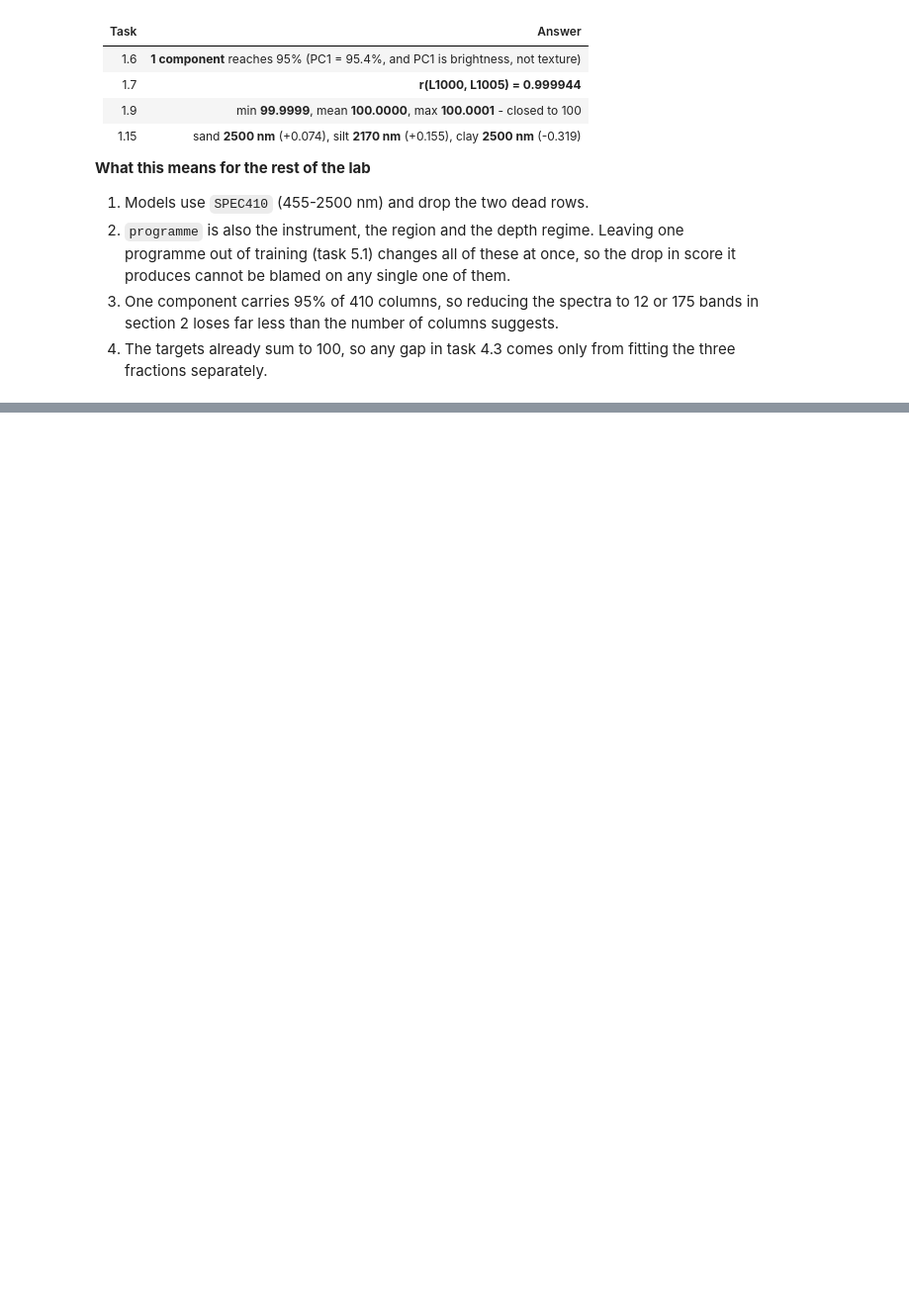
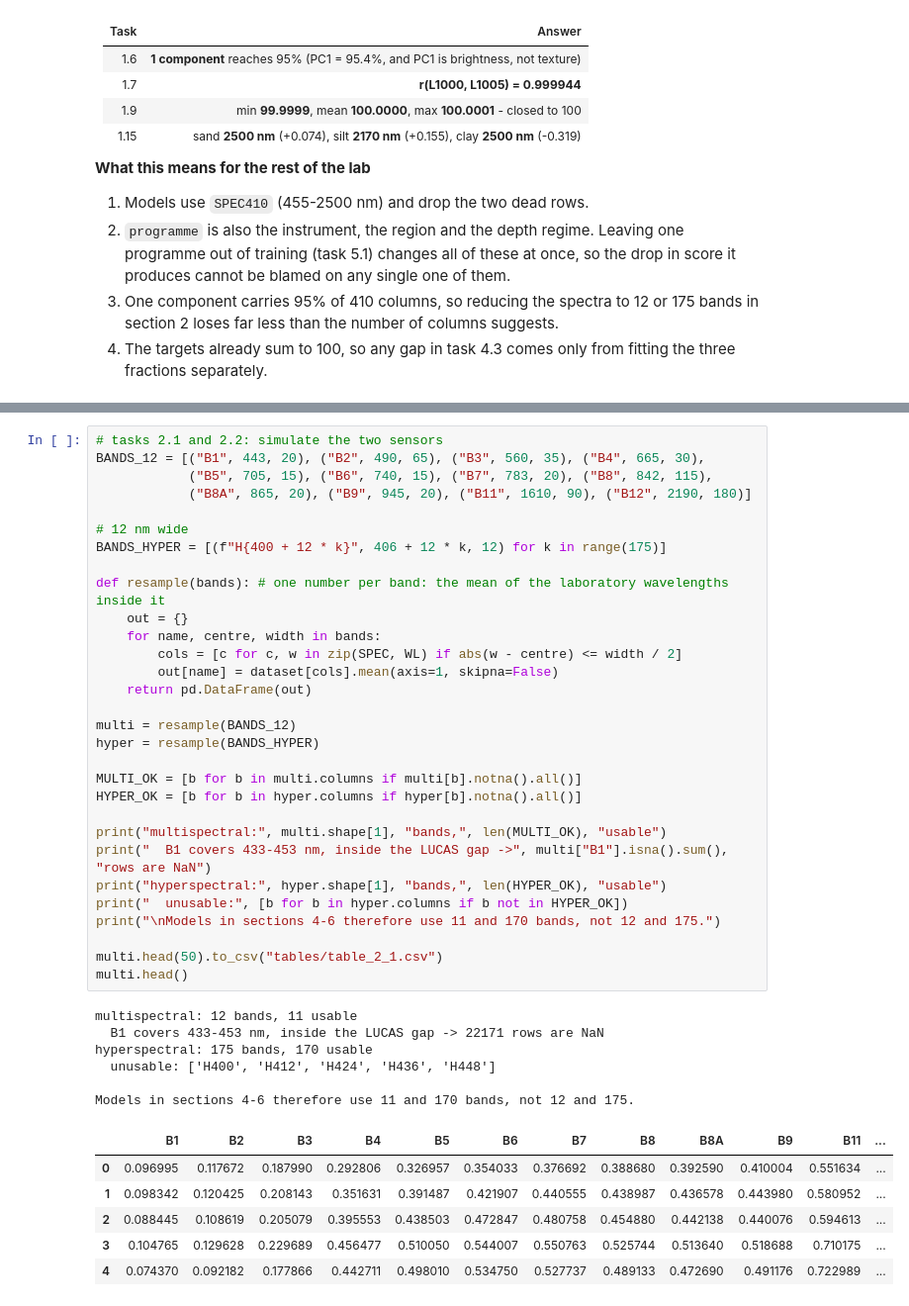
Before and after one commit to Abdelmalek05/soil-texture-from-spectra, a Jupyter notebook: soil_texture_lab.ipynb, the cells around one changed output, grey strips where cells are left out. Shown at 99% size. Saved outputs shown, nothing was run; the diff lists cells and outputs as text; blank space fills up the shorter version.

```diff
--- a/soil_texture_lab.ipynb
+++ b/soil_texture_lab.ipynb
@@ -375,0 +390,43 @@ LUCAS.SSL    clay  peak 605 nm  r = +0.237
+# %%
+# tasks 2.1 and 2.2: simulate the two sensors
+BANDS_12 = [("B1", 443, 20), ("B2", 490, 65), ("B3", 560, 35), ("B4", 665, 30),
+            ("B5", 705, 15), ("B6", 740, 15), ("B7", 783, 20), ("B8", 842, 115),
+            ("B8A", 865, 20), ("B9", 945, 20), ("B11", 1610, 90), ("B12", 2190, 180)]
+
+# 12 nm wide
+BANDS_HYPER = [(f"H{400 + 12 * k}", 406 + 12 * k, 12) for k in range(175)]
+
+def resample(bands): # one number per band: the mean of the laboratory wavelengths inside it
+    out = {}
+    for name, centre, width in bands:
+        cols = [c for c, w in zip(SPEC, WL) if abs(w - centre) <= width / 2]
+        out[name] = dataset[cols].mean(axis=1, skipna=False)
+    return pd.DataFrame(out)
+
+multi = resample(BANDS_12)
+hyper = resample(BANDS_HYPER)
+
+MULTI_OK = [b for b in multi.columns if multi[b].notna().all()]
+HYPER_OK = [b for b in hyper.columns if hyper[b].notna().all()]
+
+print("multispectral:", multi.shape[1], "bands,", len(MULTI_OK), "usable")
+print("  B1 covers 433-453 nm, inside the LUCAS gap ->", multi["B1"].isna().sum(), "rows are NaN")
+print("hyperspectral:", hyper.shape[1], "bands,", len(HYPER_OK), "usable")
+print("  unusable:", [b for b in hyper.columns if b not in HYPER_OK])
+print("\nModels in sections 4-6 therefore use 11 and 170 bands, not 12 and 175.")
+
+multi.head(50).to_csv("tables/table_2_1.csv")
+multi.head()
+# %% [output]
+multispectral: 12 bands, 11 usable
+  B1 covers 433-453 nm, inside the LUCAS gap -> 22171 rows are NaN
+hyperspectral: 175 bands, 170 usable
+  unusable: ['H400', 'H412', 'H424', 'H436', 'H448']
+
+Models in sections 4-6 therefore use 11 and 170 bands, not 12 and 175.
+|  | B1 | B2 | B3 | B4 | B5 | B6 | B7 | B8 | B8A | B9 | B11 | ... |
+| 0 | 0.096995 | 0.117672 | 0.187990 | 0.292806 | 0.326957 | 0.354033 | 0.376692 | 0.388680 | 0.392590 | 0.410004 | 0.551634 | ... |
+| 1 | 0.098342 | 0.120425 | 0.208143 | 0.351631 | 0.391487 | 0.421907 | 0.440555 | 0.438987 | 0.436578 | 0.443980 | 0.580952 | ... |
+| 2 | 0.088445 | 0.108619 | 0.205079 | 0.395553 | 0.438503 | 0.472847 | 0.480758 | 0.454880 | 0.442138 | 0.440076 | 0.594613 | ... |
+| 3 | 0.104765 | 0.129628 | 0.229689 | 0.456477 | 0.510050 | 0.544007 | 0.550763 | 0.525744 | 0.513640 | 0.518688 | 0.710175 | ... |
+| 4 | 0.074370 | 0.092182 | 0.177866 | 0.442711 | 0.498010 | 0.534750 | 0.527737 | 0.489133 | 0.472690 | 0.491176 | 0.722989 | ... |
```
Also changed, not shown: parts of 5 cells of this notebook, 14 other files.
